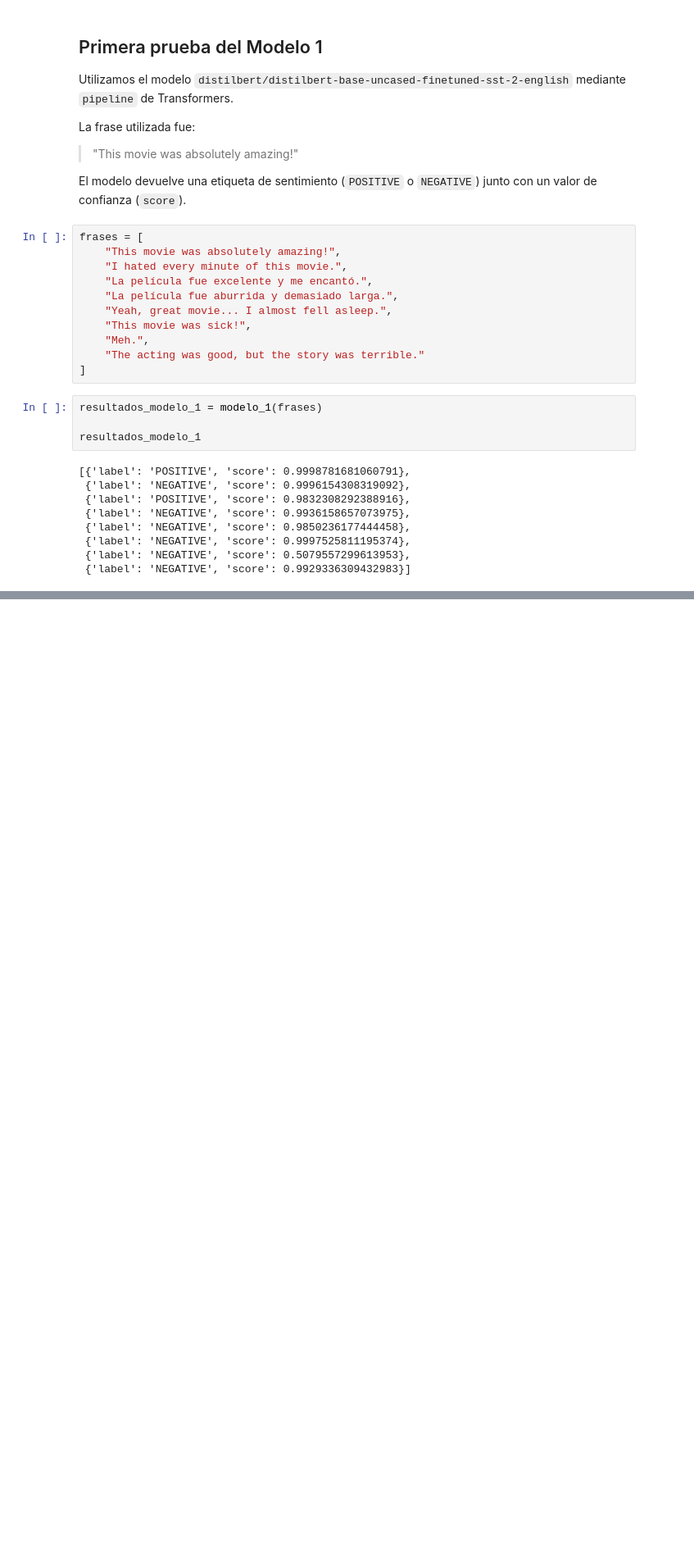
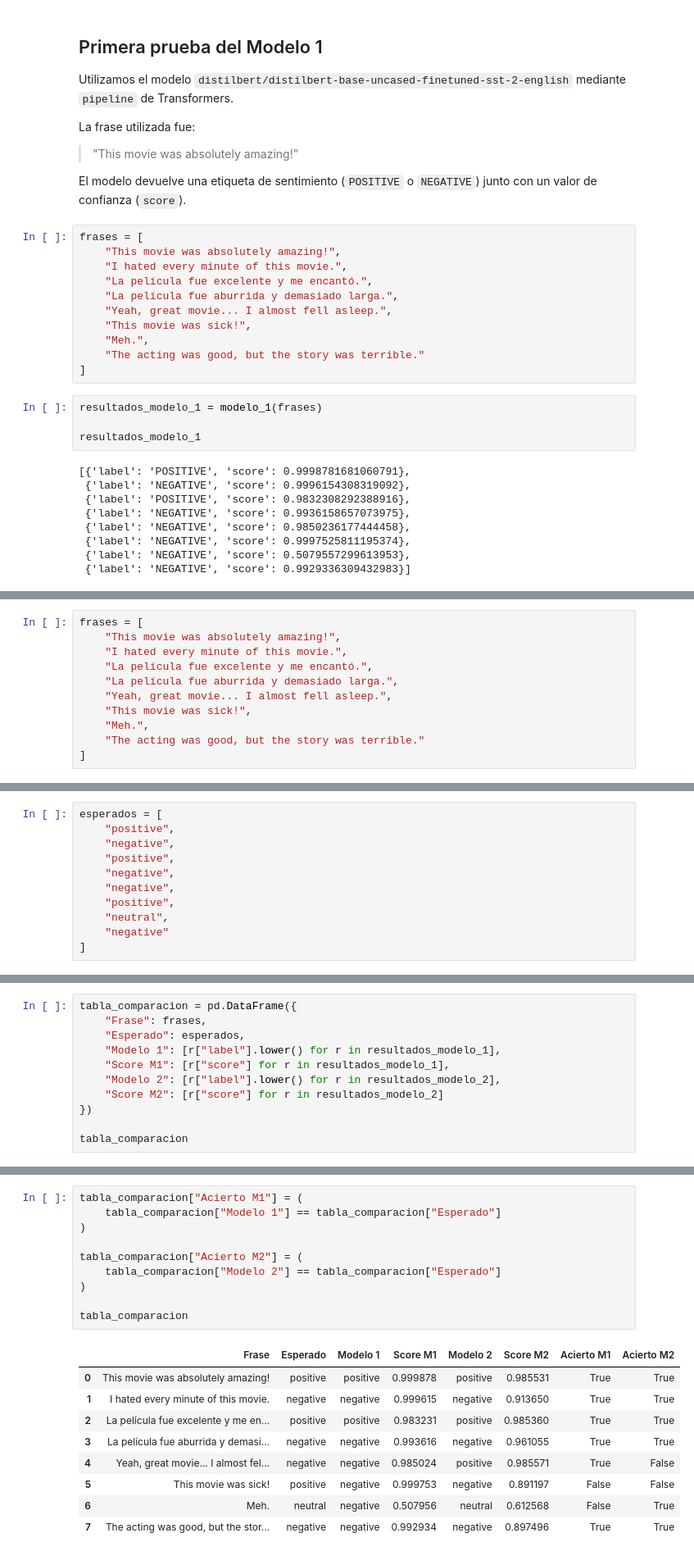
Before and after one commit to Lukit4as/portfolio-seminario, a Jupyter notebook: TP_Integrador/TP_Integrador.ipynb, the cells around one changed output, grey strips where cells are left out. Shown at 82% size. Saved outputs shown, nothing was run; the diff lists cells and outputs as text; blank space fills up the shorter version.

Commit message:
Comparar modelos de sentimiento

```diff
--- a/TP_Integrador/TP_Integrador.ipynb
+++ b/TP_Integrador/TP_Integrador.ipynb
@@ -89,0 +181,11 @@ resultados_modelo_1
+# %%
+frases = [
+    "This movie was absolutely amazing!",
+    "I hated every minute of this movie.",
+    "La película fue excelente y me encantó.",
+    "La película fue aburrida y demasiado larga.",
+    "Yeah, great movie... I almost fell asleep.",
+    "This movie was sick!",
+    "Meh.",
+    "The acting was good, but the story was terrible."
+]
@@ -89,0 +227,11 @@ resultados_modelo_1
+# %%
+esperados = [
+    "positive",
+    "negative",
+    "positive",
+    "negative",
+    "negative",
+    "positive",
+    "neutral",
+    "negative"
+]
@@ -89,0 +248,11 @@ resultados_modelo_1
+# %%
+tabla_comparacion = pd.DataFrame({
+    "Frase": frases,
+    "Esperado": esperados,
+    "Modelo 1": [r["label"].lower() for r in resultados_modelo_1],
+    "Score M1": [r["score"] for r in resultados_modelo_1],
+    "Modelo 2": [r["label"].lower() for r in resultados_modelo_2],
+    "Score M2": [r["score"] for r in resultados_modelo_2]
+})
+
+tabla_comparacion
@@ -89,0 +269,20 @@ resultados_modelo_1
+# %%
+tabla_comparacion["Acierto M1"] = (
+    tabla_comparacion["Modelo 1"] == tabla_comparacion["Esperado"]
+)
+
+tabla_comparacion["Acierto M2"] = (
+    tabla_comparacion["Modelo 2"] == tabla_comparacion["Esperado"]
+)
+
+tabla_comparacion
+# %% [output]
+|  | Frase | Esperado | Modelo 1 | Score M1 | Modelo 2 | Score M2 | Acierto M1 | Acierto M2 |
+| 0 | This movie was absolutely amazing! | positive | positive | 0.999878 | positive | 0.985531 | True | True |
+| 1 | I hated every minute of this movie. | negative | negative | 0.999615 | negative | 0.913650 | True | True |
+| 2 | La película fue excelente y me en... | positive | positive | 0.983231 | positive | 0.985360 | True | True |
+| 3 | La película fue aburrida y demasi... | negative | negative | 0.993616 | negative | 0.961055 | True | True |
+| 4 | Yeah, great movie... I almost fel... | negative | negative | 0.985024 | positive | 0.985571 | True | False |
+| 5 | This movie was sick! | positive | negative | 0.999753 | negative | 0.891197 | False | False |
+| 6 | Meh. | neutral | negative | 0.507956 | neutral | 0.612568 | False | True |
+| 7 | The acting was good, but the stor... | negative | negative | 0.992934 | negative | 0.897496 | True | True |
```
Also changed, not shown: parts of 18 cells of this notebook.
